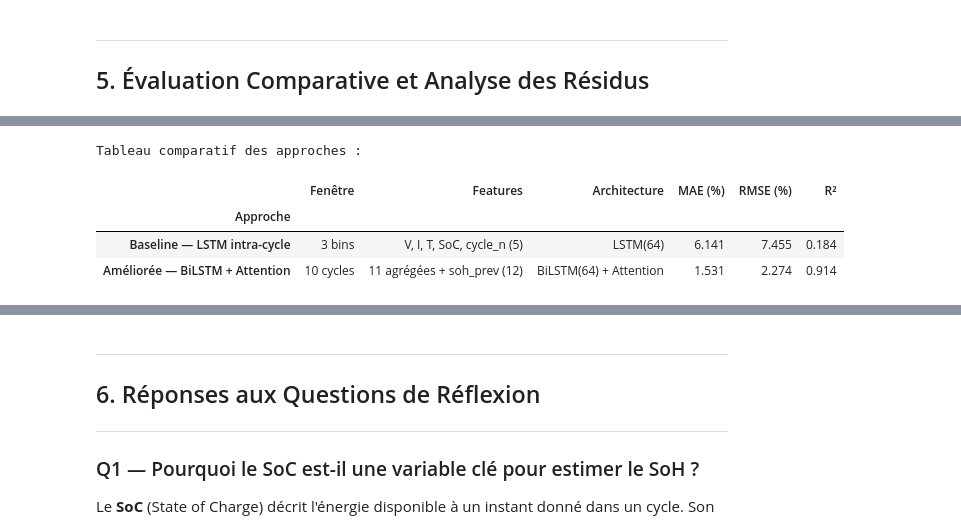
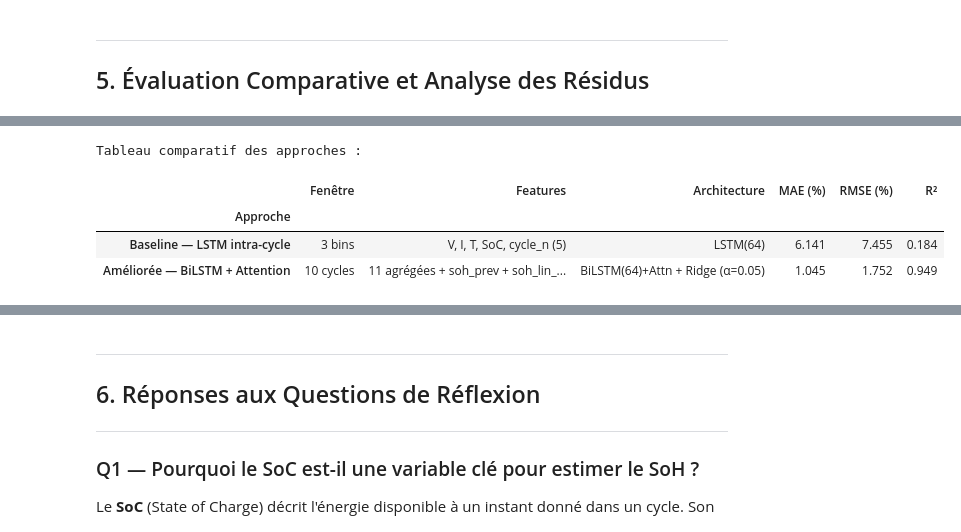
Before and after one commit to younesda/DL_SoH, a Jupyter notebook: notebooks/battery_soh_prediction.ipynb, the cells around one changed output, grey strips where cells are left out. Drawn from its saved outputs; the diff is of its cells as text; code cells hidden in the pictures.

```diff
--- a/notebooks/battery_soh_prediction.ipynb
+++ b/notebooks/battery_soh_prediction.ipynb
@@ -614,7 +633,7 @@ ELEC_FEATURES = [
     'slope_SoC',
     'voltage_drop', 'capacity_proxy', 'temp_rise', 'voltage_end'
 ]
-ALL_FEATURES = ELEC_FEATURES + ['soh_prev']   # 12 features
+ALL_FEATURES = ELEC_FEATURES + ['soh_prev', 'soh_lin_extrap']   # 13 features
 
 
 def aggregate_cycles(df):
@@ -683,9 +702,14 @@ def build_inter_windows(cycle_df, batteries, window_size=10):
 
             soh_prev = soh_w.copy()
             soh_prev[-1] = soh_w[-2]           # dernier timestep ← SoH[t-1]
+            # soh_lin_extrap : régression linéaire sur les 9 valeurs connues
+            slope_val  = np.polyfit(np.arange(9, dtype=np.float64),
+                                    soh_prev[:9].astype(np.float64), 1)[0]
+            extrap_val = float(soh_prev[8] + slope_val)
+            extrap_col = np.full((window_size, 1), extrap_val, dtype=np.float32)
 
             window = np.concatenate(
-                [elec_w, soh_prev.reshape(-1, 1)], axis=1   # (10, 12)
+                [elec_w, soh_prev.reshape(-1, 1), extrap_col], axis=1   # (10, 13)
             )
             X_list.append(window)
             y_list.append(soh_w[-1])           # target = SoH au dernier cycle
@@ -779,10 +803,10 @@ class BiLSTMAttention(nn.Module):
 
     BiLSTM : lit la séquence dans les 2 sens → sortie de dim 64×2 = 128
     Attention : pondère les 10 cycles par importance
-    Input  : (batch, 10 cycles, 12 features)
+    Input  : (batch, 10 cycles, 13 features)
     Output : (batch,)  — SoH prédit
     """
-    def __init__(self, input_size=12, hidden=64):
+    def __init__(self, input_size=13, hidden=64):
         super().__init__()
         self.lstm      = nn.LSTM(input_size, hidden, batch_first=True, bidirectional=True)
         self.attention = AdditiveAttention(hidden_dim=hidden * 2)
@@ -1025,34 +1135,34 @@ plt.show()
 # %%
 # ── Tableau comparatif des deux approches ────────────────────────────────────
 comparison = pd.DataFrame([
     {
         'Approche':        'Baseline — LSTM intra-cycle',
         'Fenêtre':         '3 bins',
         'Features':        'V, I, T, SoC, cycle_n (5)',
         'Architecture':    'LSTM(64)',
         'MAE (%)':         round(mae_b, 3),
         'RMSE (%)':        round(rmse_b, 3),
         'R²':              round(r2_b, 3),
     },
     {
         'Approche':        'Améliorée — BiLSTM + Attention',
         'Fenêtre':         '10 cycles',
-        'Features':        '11 agrégées + soh_prev (12)',
-        'Architecture':    'BiLSTM(64) + Attention',
+        'Features':        '11 agrégées + soh_prev + soh_lin_extrap (13)',
+        'Architecture':    'BiLSTM(64)+Attn + Ridge (α=0.05)',
         'MAE (%)':         round(mae_f, 3),
         'RMSE (%)':        round(rmse_f, 3),
         'R²':              round(r2_f, 3),
     },
 ])
 
 print("Tableau comparatif des approches :")
 comparison.set_index('Approche')
 # %% [output]
 Tableau comparatif des approches :
 |  | Fenêtre | Features | Architecture | MAE (%) | RMSE (%) | R² |
 | Approche |  |  |  |  |  |  |
 | Baseline — LSTM intra-cycle | 3 bins | V, I, T, SoC, cycle_n (5) | LSTM(64) | 6.141 | 7.455 | 0.184 |
-| Améliorée — BiLSTM + Attention | 10 cycles | 11 agrégées + soh_prev (12) | BiLSTM(64) + Attention | 1.531 | 2.274 | 0.914 |
+| Améliorée — BiLSTM + Attention | 10 cycles | 11 agrégées + soh_prev + soh_lin_... | BiLSTM(64)+Attn + Ridge (α=0.05) | 1.045 | 1.752 | 0.949 |
 # %%
 # ── Visualisation finale : SoH réel vs prédit par batterie ──────────────────
 fig, axes = plt.subplots(1, len(TEST_BATTERIES), figsize=(18, 4), sharey=True)
```
Also changed, not shown: parts of 10 cells of this notebook, 13 other files.
